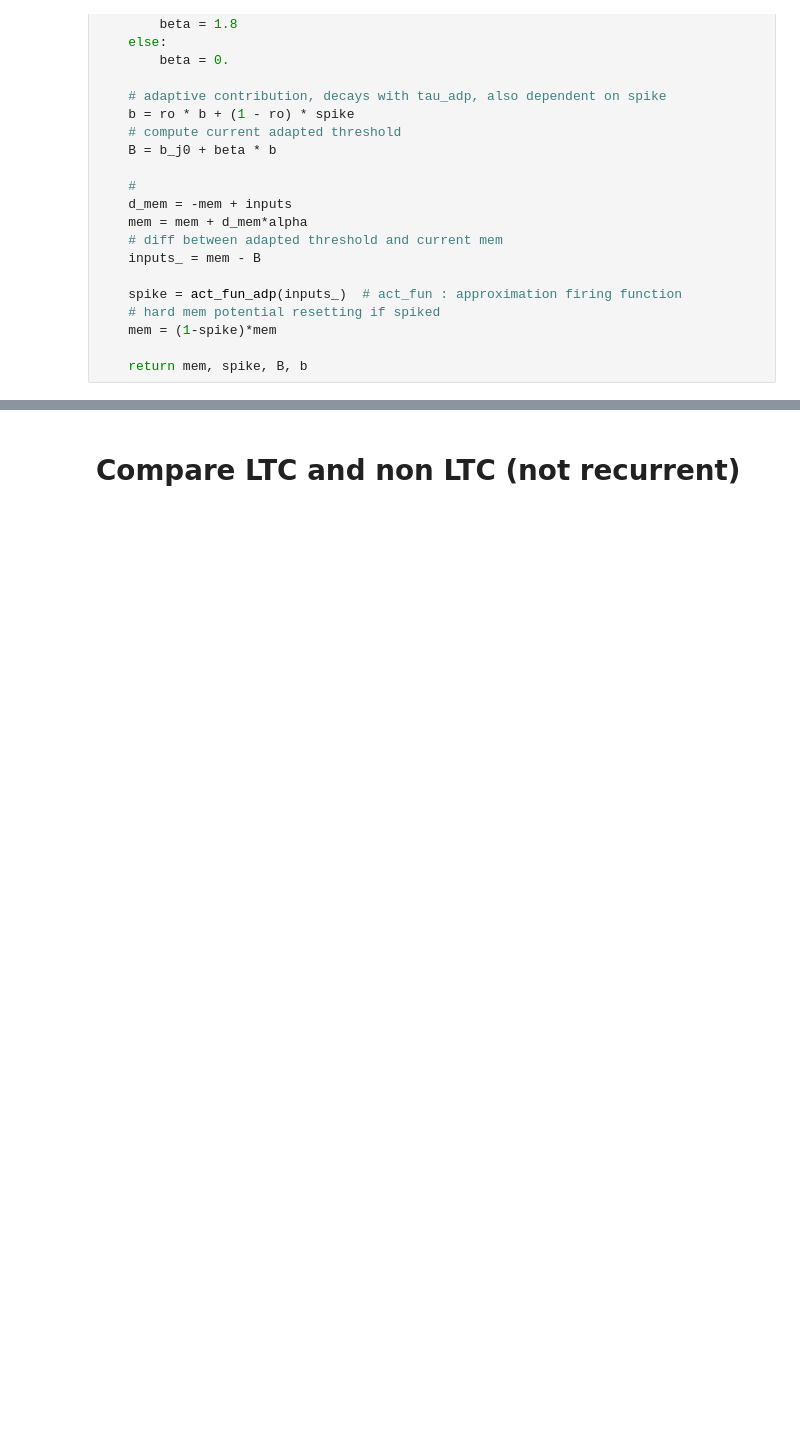
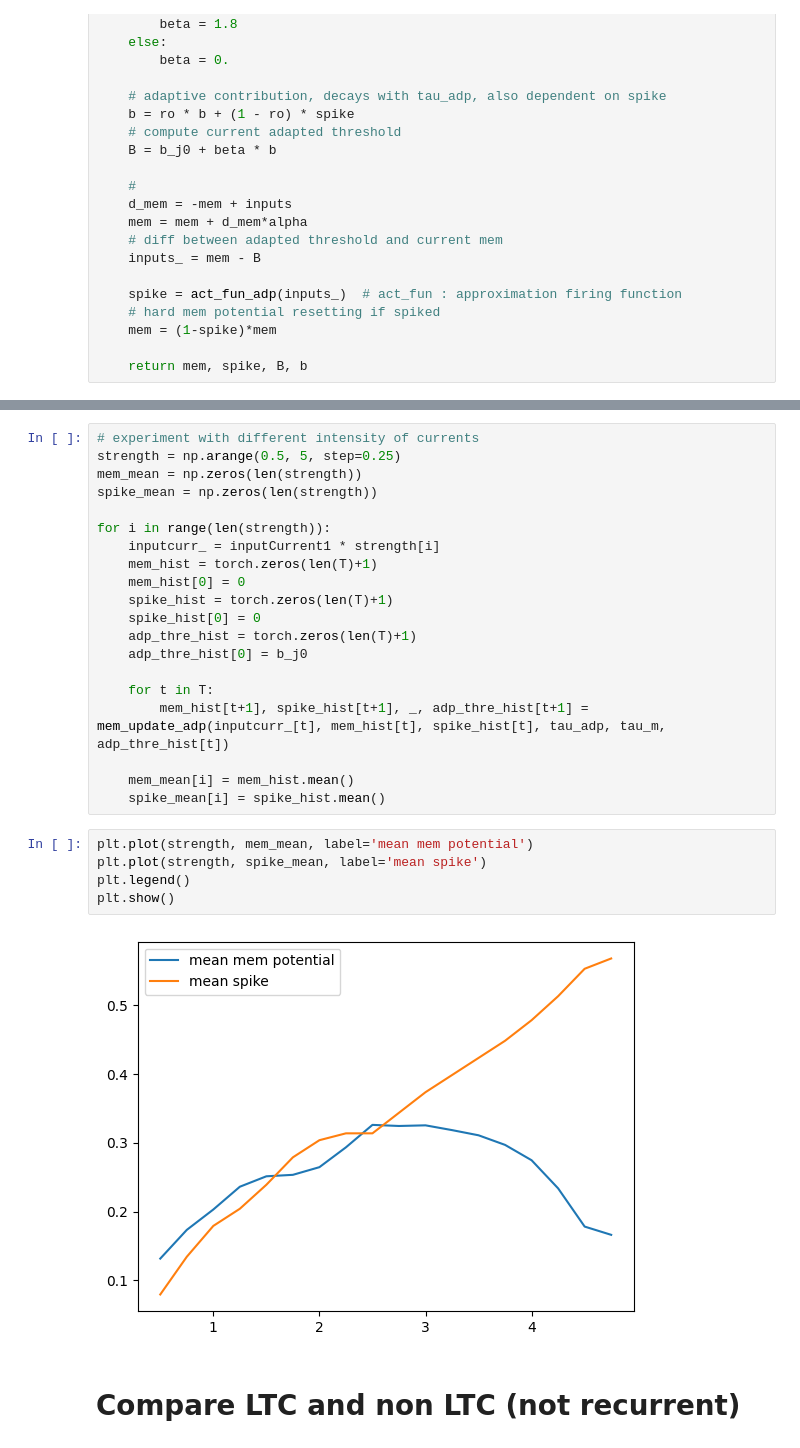
Before and after one commit to lucyzmf/spikingPC, a Jupyter notebook: LTC_SN.ipynb, the cells around one changed output, grey strips where cells are left out. Cells and saved outputs as stored; diff of their text form; blank space fills up the shorter version.

```diff
--- a/LTC_SN.ipynb
+++ b/LTC_SN.ipynb
@@ -97,3 +113,30 @@ plt.show()
+# %%
+# experiment with different intensity of currents
+strength = np.arange(0.5, 5, step=0.25)
+mem_mean = np.zeros(len(strength))
+spike_mean = np.zeros(len(strength))
+
+for i in range(len(strength)):
+    inputcurr_ = inputCurrent1 * strength[i]
+    mem_hist = torch.zeros(len(T)+1)
+    mem_hist[0] = 0
+    spike_hist = torch.zeros(len(T)+1)
+    spike_hist[0] = 0
+    adp_thre_hist = torch.zeros(len(T)+1)
+    adp_thre_hist[0] = b_j0
+
+    for t in T:
+        mem_hist[t+1], spike_hist[t+1], _, adp_thre_hist[t+1] = mem_update_adp(inputcurr_[t], mem_hist[t], spike_hist[t], tau_adp, tau_m, adp_thre_hist[t])
+
+    mem_mean[i] = mem_hist.mean()
+    spike_mean[i] = spike_hist.mean()
+# %%
+plt.plot(strength, mem_mean, label='mean mem potential')
+plt.plot(strength, spike_mean, label='mean spike')
+plt.legend()
+plt.show()
+# %% [output]
+[figure, added]
 # %% [markdown]
 # Compare LTC and non LTC (not recurrent)
 # %%
```
Also changed, not shown: parts of 2 cells of this notebook, 2 other files.
